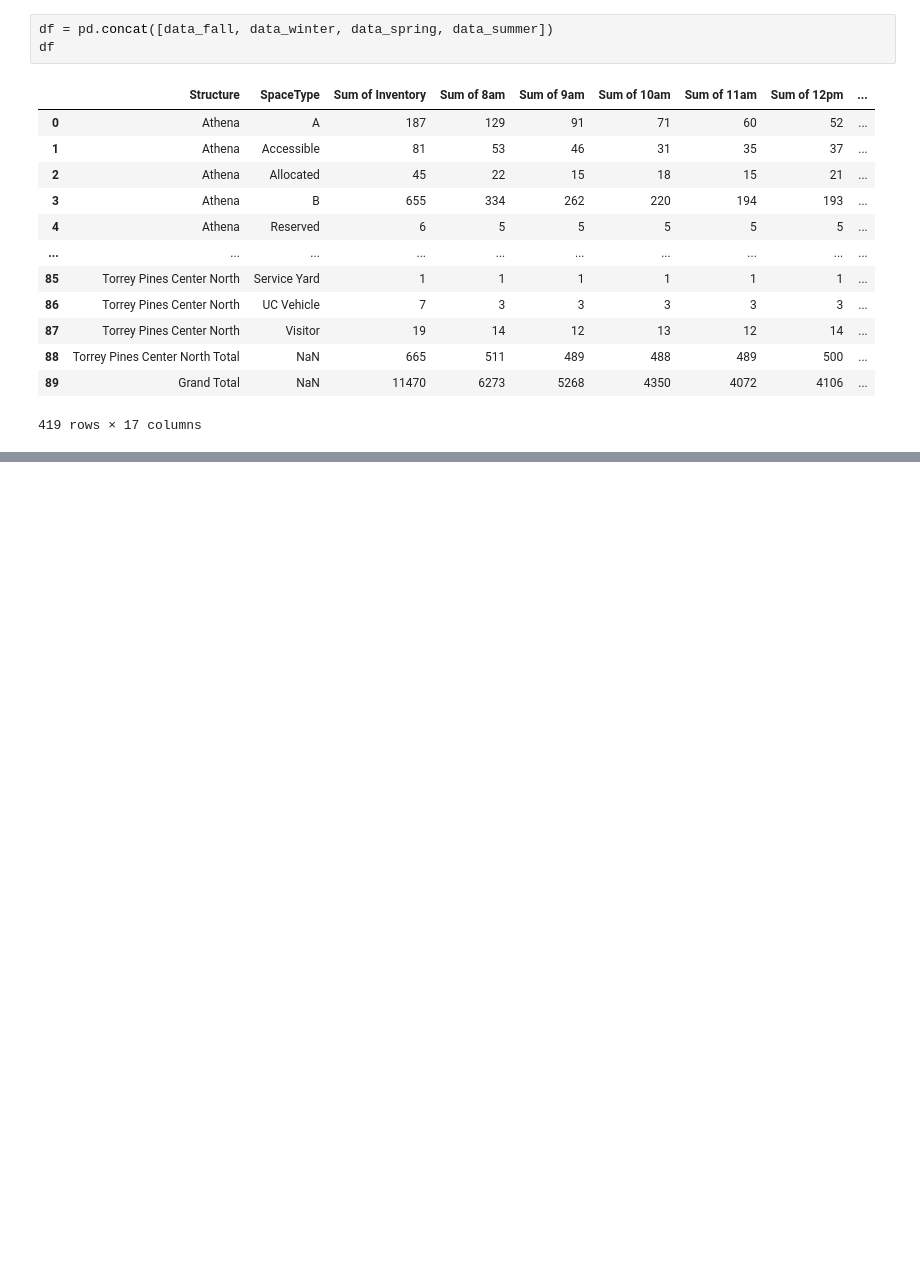
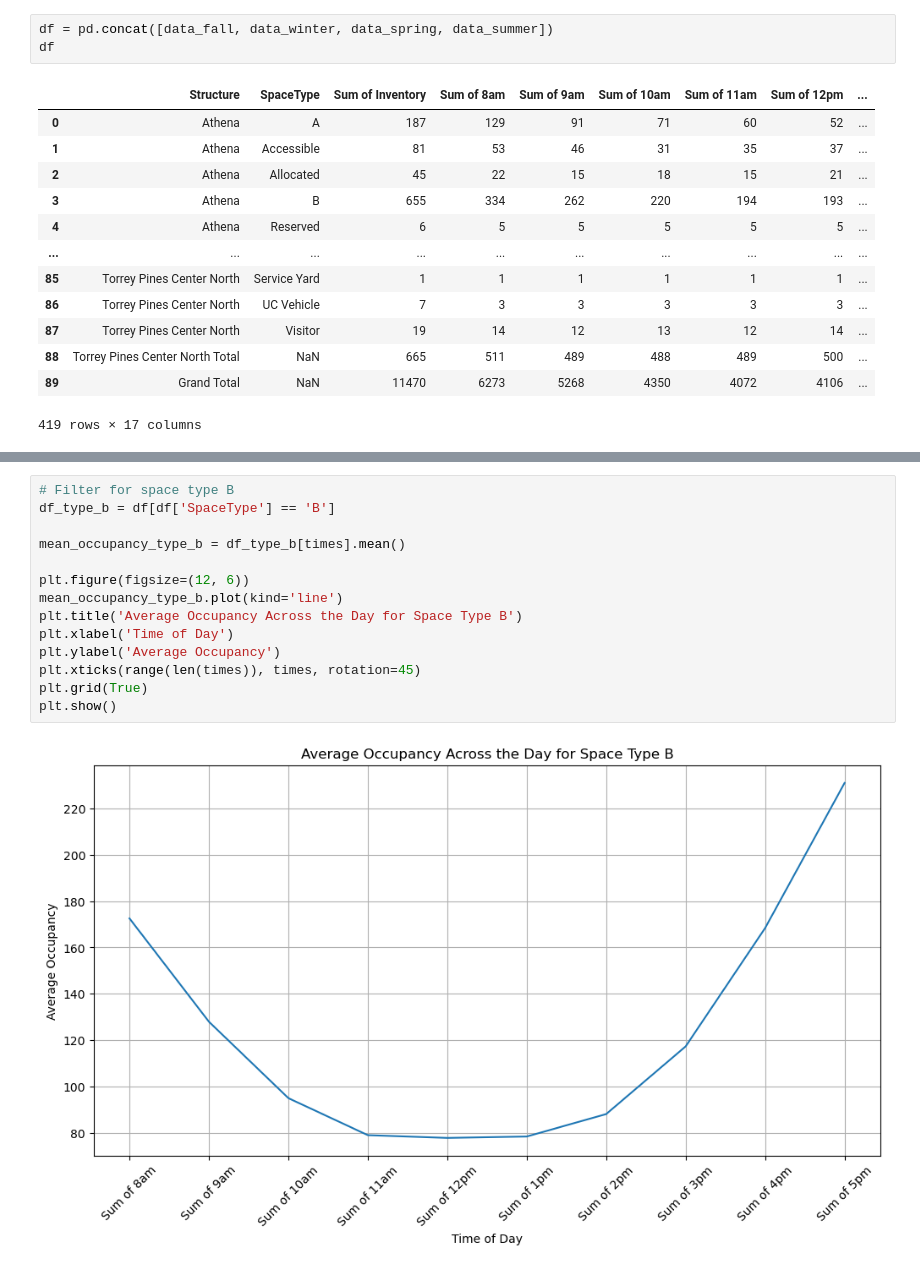
Before and after one commit to DanielJu0925/math189_project, a Jupyter notebook: data_process.ipynb, the cells around one changed output, grey strips where cells are left out. Saved outputs shown, nothing was run; the diff lists cells and outputs as text; blank space fills up the shorter version.

```diff
--- a/data_process.ipynb
+++ b/data_process.ipynb
@@ -203,0 +248,16 @@ df
+# %%
+# Filter for space type B
+df_type_b = df[df['SpaceType'] == 'B']
+
+mean_occupancy_type_b = df_type_b[times].mean()
+
+plt.figure(figsize=(12, 6))
+mean_occupancy_type_b.plot(kind='line')
+plt.title('Average Occupancy Across the Day for Space Type B')
+plt.xlabel('Time of Day')
+plt.ylabel('Average Occupancy')
+plt.xticks(range(len(times)), times, rotation=45)
+plt.grid(True)
+plt.show()
+# %% [output]
+[figure, added]
```
Also changed, not shown: parts of 6 cells of this notebook.
